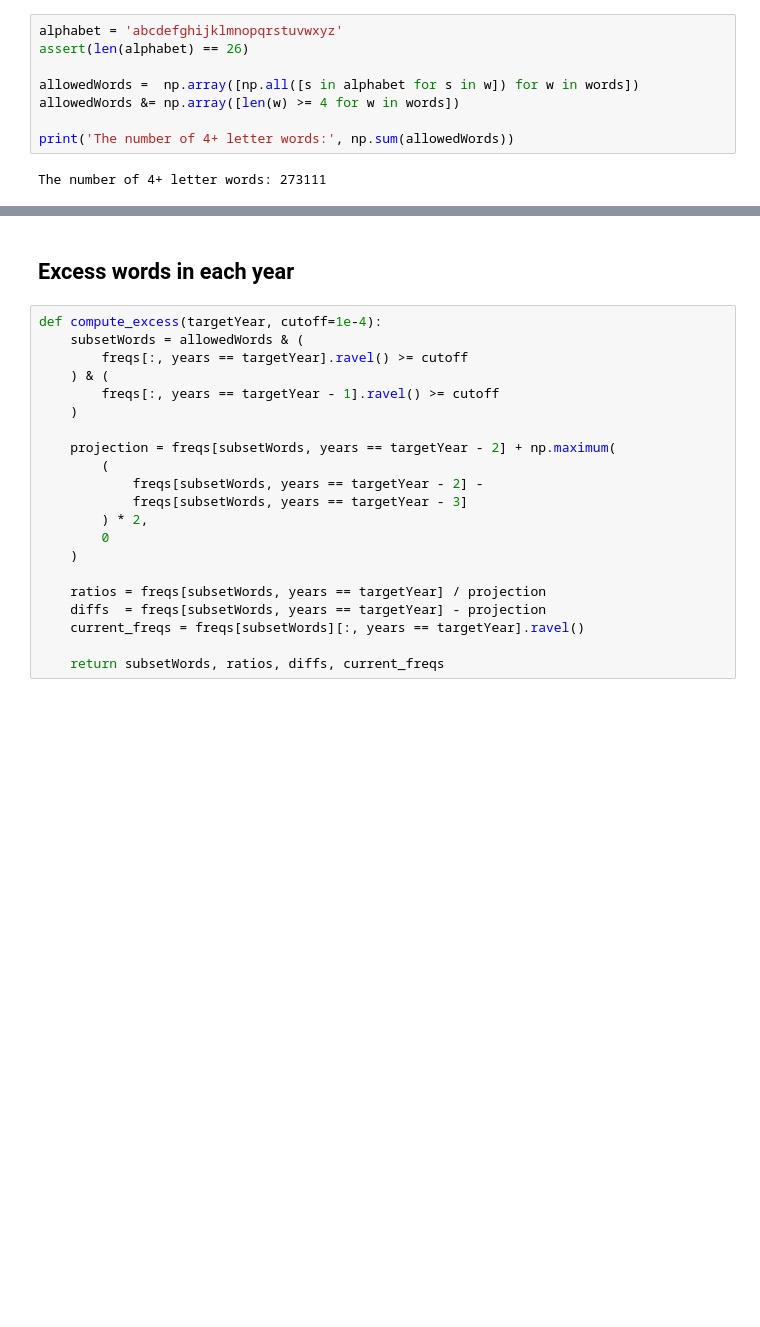
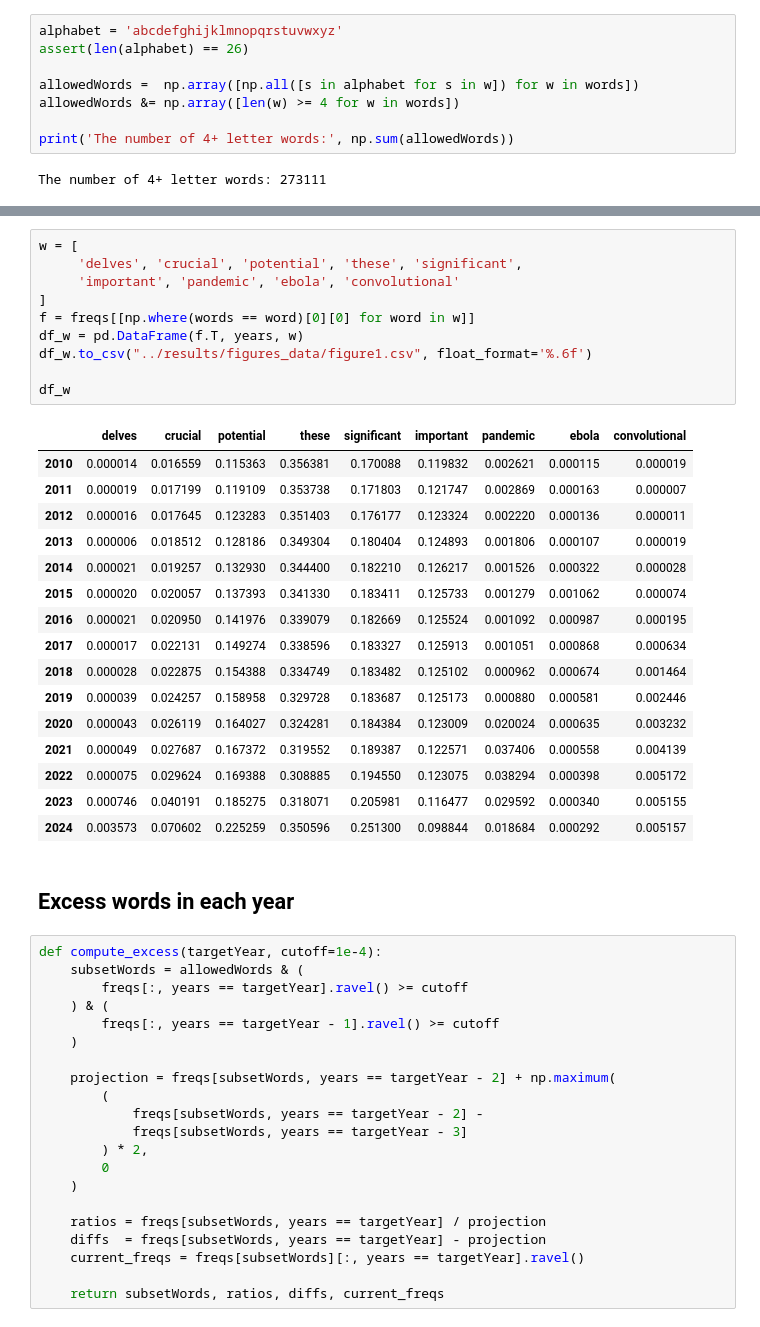
Before and after one commit to berenslab/llm-excess-vocab, a Jupyter notebook: scripts/03-figures.ipynb, the cells around one changed output, grey strips where cells are left out. Cells and saved outputs as stored; diff of their text form; blank space fills up the shorter version.

Commit message:
Add data for Figure 1

```diff
--- a/scripts/03-figures.ipynb
+++ b/scripts/03-figures.ipynb
@@ -90,6 +90,33 @@ plt.savefig('../figures/examples.pdf')
 # %% [output]
 [interactive output not drawn]
 [interactive output not drawn]
+# %%
+w = [
+     'delves', 'crucial', 'potential', 'these', 'significant',
+     'important', 'pandemic', 'ebola', 'convolutional'
+]
+f = freqs[[np.where(words == word)[0][0] for word in w]]
+df_w = pd.DataFrame(f.T, years, w)
+df_w.to_csv("../results/figures_data/figure1.csv", float_format='%.6f')
+
+df_w
+# %% [output]
+|  | delves | crucial | potential | these | significant | important | pandemic | ebola | convolutional |
+| 2010 | 0.000014 | 0.016559 | 0.115363 | 0.356381 | 0.170088 | 0.119832 | 0.002621 | 0.000115 | 0.000019 |
+| 2011 | 0.000019 | 0.017199 | 0.119109 | 0.353738 | 0.171803 | 0.121747 | 0.002869 | 0.000163 | 0.000007 |
+| 2012 | 0.000016 | 0.017645 | 0.123283 | 0.351403 | 0.176177 | 0.123324 | 0.002220 | 0.000136 | 0.000011 |
+| 2013 | 0.000006 | 0.018512 | 0.128186 | 0.349304 | 0.180404 | 0.124893 | 0.001806 | 0.000107 | 0.000019 |
+| 2014 | 0.000021 | 0.019257 | 0.132930 | 0.344400 | 0.182210 | 0.126217 | 0.001526 | 0.000322 | 0.000028 |
+| 2015 | 0.000020 | 0.020057 | 0.137393 | 0.341330 | 0.183411 | 0.125733 | 0.001279 | 0.001062 | 0.000074 |
+| 2016 | 0.000021 | 0.020950 | 0.141976 | 0.339079 | 0.182669 | 0.125524 | 0.001092 | 0.000987 | 0.000195 |
+| 2017 | 0.000017 | 0.022131 | 0.149274 | 0.338596 | 0.183327 | 0.125913 | 0.001051 | 0.000868 | 0.000634 |
+| 2018 | 0.000028 | 0.022875 | 0.154388 | 0.334749 | 0.183482 | 0.125102 | 0.000962 | 0.000674 | 0.001464 |
+| 2019 | 0.000039 | 0.024257 | 0.158958 | 0.329728 | 0.183687 | 0.125173 | 0.000880 | 0.000581 | 0.002446 |
+| 2020 | 0.000043 | 0.026119 | 0.164027 | 0.324281 | 0.184384 | 0.123009 | 0.020024 | 0.000635 | 0.003232 |
+| 2021 | 0.000049 | 0.027687 | 0.167372 | 0.319552 | 0.189387 | 0.122571 | 0.037406 | 0.000558 | 0.004139 |
+| 2022 | 0.000075 | 0.029624 | 0.169388 | 0.308885 | 0.194550 | 0.123075 | 0.038294 | 0.000398 | 0.005172 |
+| 2023 | 0.000746 | 0.040191 | 0.185275 | 0.318071 | 0.205981 | 0.116477 | 0.029592 | 0.000340 | 0.005155 |
+| 2024 | 0.003573 | 0.070602 | 0.225259 | 0.350596 | 0.251300 | 0.098844 | 0.018684 | 0.000292 | 0.005157 |
 # %% [markdown]
 ## Excess words in each year
 # %%
```
Also changed, not shown: 1 other file.
